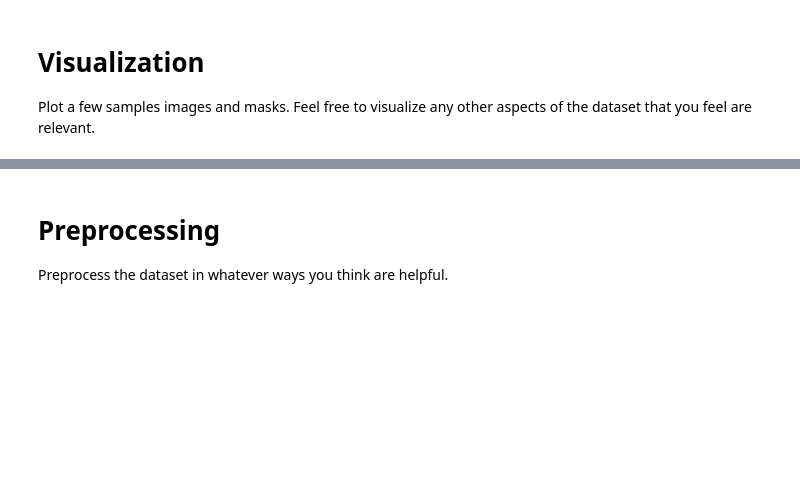
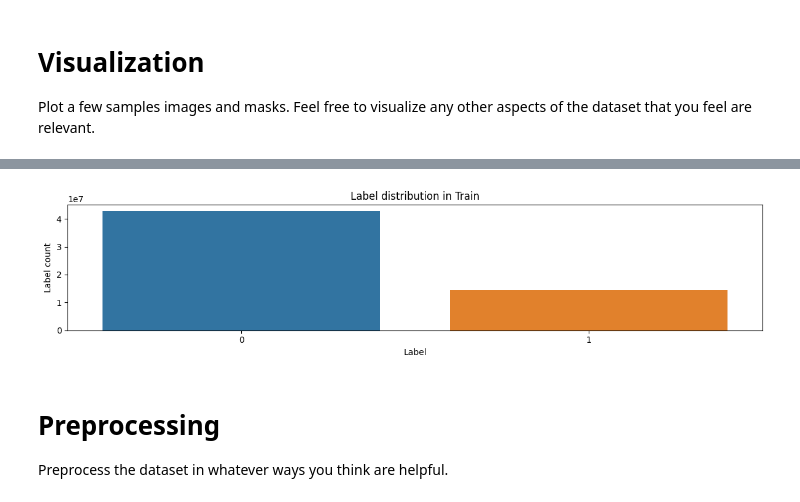
Before and after one commit to ToraaNMBU/dat300_h23_40, a Jupyter notebook: training_scripts/CA3_segm_template.ipynb, the cells around one changed output, grey strips where cells are left out. Cells and saved outputs as stored; diff of their text form; code cells hidden in the pictures; blank space fills up the shorter version.

```diff
--- a/training_scripts/CA3_segm_template.ipynb
+++ b/training_scripts/CA3_segm_template.ipynb
@@ -98,3 +123,18 @@ Plot a few samples images and masks. Feel free to visualize any other aspects of
+# %%
+# Flatten y_train to make it 1D and then get unique counts
+unique_labels, counts = np.unique(y_train, return_counts=True)
+
+# Plot the distribution
+fig, ax = plt.subplots(1, 1, figsize=(12, 3))
+sns.barplot(x=unique_labels, y=counts, ax=ax)
+
+ax.set_xlabel('Label')
+ax.set_ylabel('Label count')
+ax.set_title('Label distribution in Train')
+fig.tight_layout()
+plt.show()
+# %% [output]
+[figure, added]
 # %% [markdown]
 # Preprocessing
 
```
Also changed, not shown: parts of 16 cells of this notebook.
